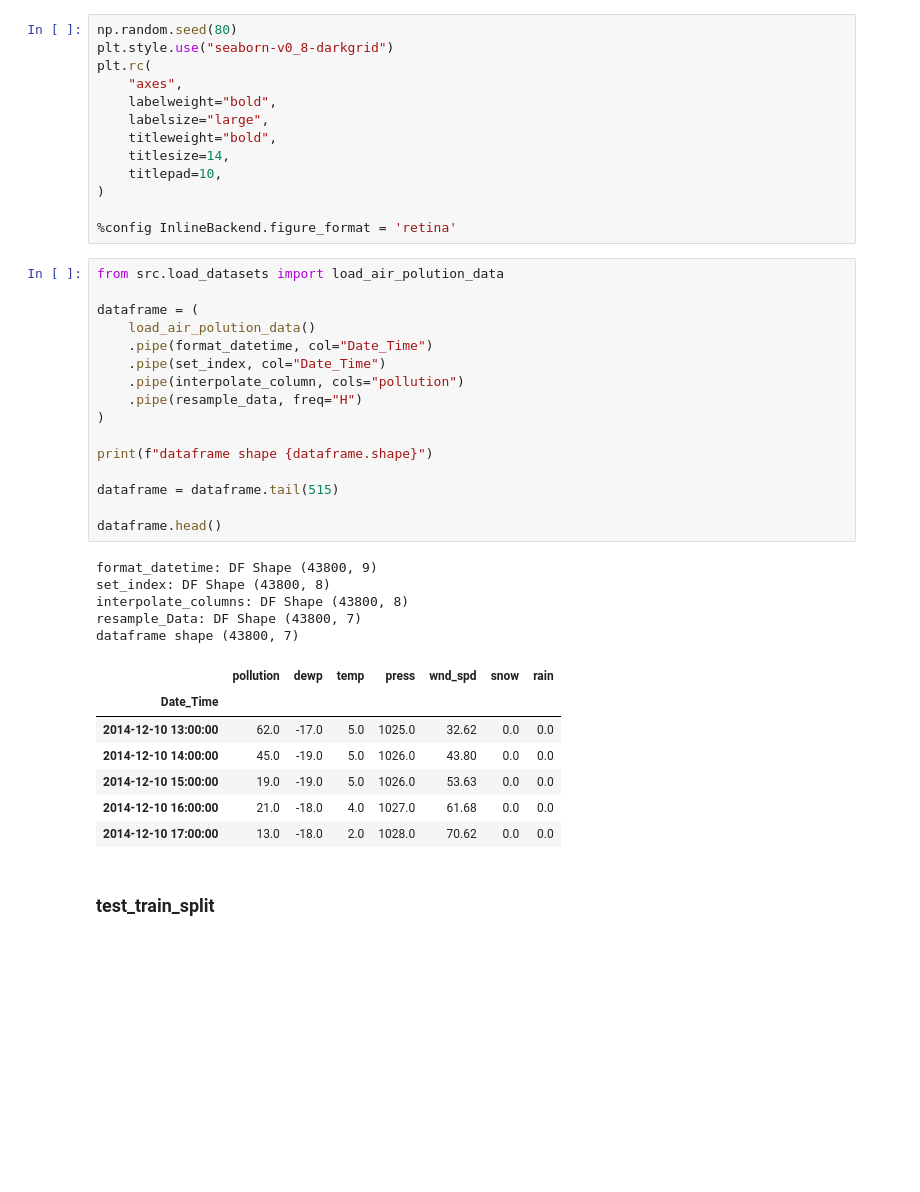
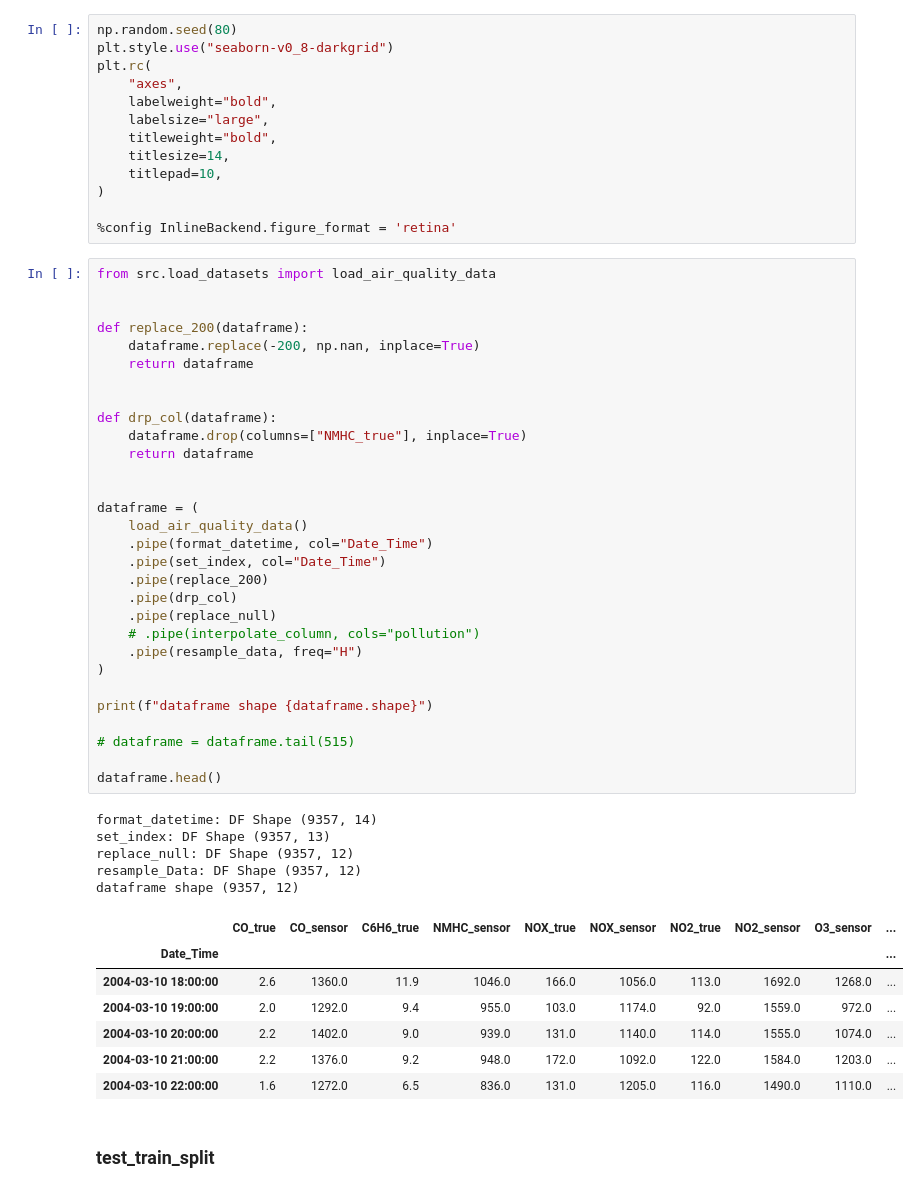
Before and after one commit to RahulDas-dev/Time-Series-Examples, a Jupyter notebook: sktime/Load_model.ipynb, the cells around one changed output. Saved outputs shown, nothing was run; the diff lists cells and outputs as text; blank space fills up the shorter version.

```diff
--- a/sktime/Load_model.ipynb
+++ b/sktime/Load_model.ipynb
@@ -26,34 +26,48 @@ plt.rc(
 
 %config InlineBackend.figure_format = 'retina'
 # %%
-from src.load_datasets import load_air_polution_data
+from src.load_datasets import load_air_quality_data
+
+
+def replace_200(dataframe):
+    dataframe.replace(-200, np.nan, inplace=True)
+    return dataframe
+
+
+def drp_col(dataframe):
+    dataframe.drop(columns=["NMHC_true"], inplace=True)
+    return dataframe
+
 
 dataframe = (
-    load_air_polution_data()
+    load_air_quality_data()
     .pipe(format_datetime, col="Date_Time")
     .pipe(set_index, col="Date_Time")
-    .pipe(interpolate_column, cols="pollution")
+    .pipe(replace_200)
+    .pipe(drp_col)
+    .pipe(replace_null)
+    # .pipe(interpolate_column, cols="pollution")
     .pipe(resample_data, freq="H")
 )
 
 print(f"dataframe shape {dataframe.shape}")
 
-dataframe = dataframe.tail(515)
+# dataframe = dataframe.tail(515)
 
 dataframe.head()
 # %% [output]
-format_datetime: DF Shape (43800, 9)
-set_index: DF Shape (43800, 8)
-interpolate_columns: DF Shape (43800, 8)
-resample_Data: DF Shape (43800, 7)
-dataframe shape (43800, 7)
+format_datetime: DF Shape (9357, 14)
+set_index: DF Shape (9357, 13)
+replace_null: DF Shape (9357, 12)
+resample_Data: DF Shape (9357, 12)
+dataframe shape (9357, 12)
-|  | pollution | dewp | temp | press | wnd_spd | snow | rain |
-| Date_Time |  |  |  |  |  |  |  |
-| 2014-12-10 13:00:00 | 62.0 | -17.0 | 5.0 | 1025.0 | 32.62 | 0.0 | 0.0 |
-| 2014-12-10 14:00:00 | 45.0 | -19.0 | 5.0 | 1026.0 | 43.80 | 0.0 | 0.0 |
-| 2014-12-10 15:00:00 | 19.0 | -19.0 | 5.0 | 1026.0 | 53.63 | 0.0 | 0.0 |
-| 2014-12-10 16:00:00 | 21.0 | -18.0 | 4.0 | 1027.0 | 61.68 | 0.0 | 0.0 |
-| 2014-12-10 17:00:00 | 13.0 | -18.0 | 2.0 | 1028.0 | 70.62 | 0.0 | 0.0 |
+|  | CO_true | CO_sensor | C6H6_true | NMHC_sensor | NOX_true | NOX_sensor | NO2_true | NO2_sensor | O3_sensor | ... |
+| Date_Time |  |  |  |  |  |  |  |  |  | ... |
+| 2004-03-10 18:00:00 | 2.6 | 1360.0 | 11.9 | 1046.0 | 166.0 | 1056.0 | 113.0 | 1692.0 | 1268.0 | ... |
+| 2004-03-10 19:00:00 | 2.0 | 1292.0 | 9.4 | 955.0 | 103.0 | 1174.0 | 92.0 | 1559.0 | 972.0 | ... |
+| 2004-03-10 20:00:00 | 2.2 | 1402.0 | 9.0 | 939.0 | 131.0 | 1140.0 | 114.0 | 1555.0 | 1074.0 | ... |
+| 2004-03-10 21:00:00 | 2.2 | 1376.0 | 9.2 | 948.0 | 172.0 | 1092.0 | 122.0 | 1584.0 | 1203.0 | ... |
+| 2004-03-10 22:00:00 | 1.6 | 1272.0 | 6.5 | 836.0 | 131.0 | 1205.0 | 116.0 | 1490.0 | 1110.0 | ... |
 # %% [markdown]
 ### test_train_split
 # %%
```
Also changed, not shown: parts of 5 cells of this notebook, 5 other files.
